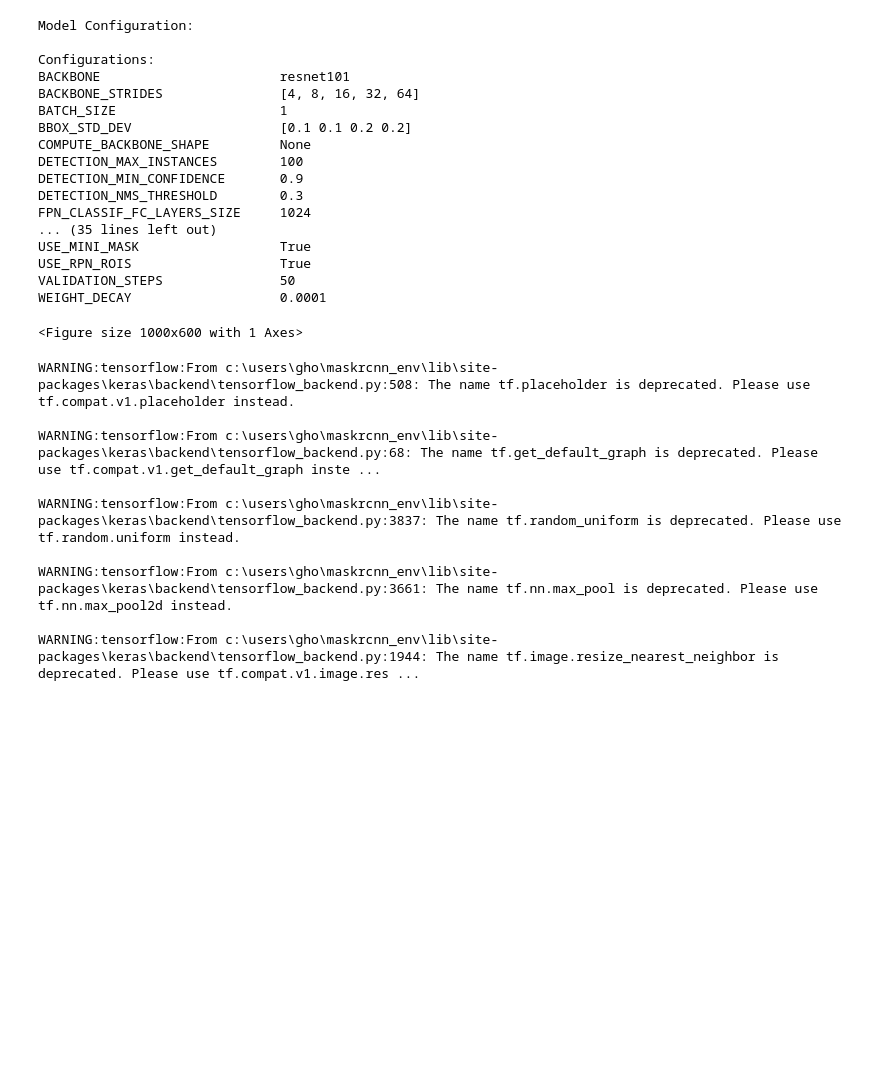
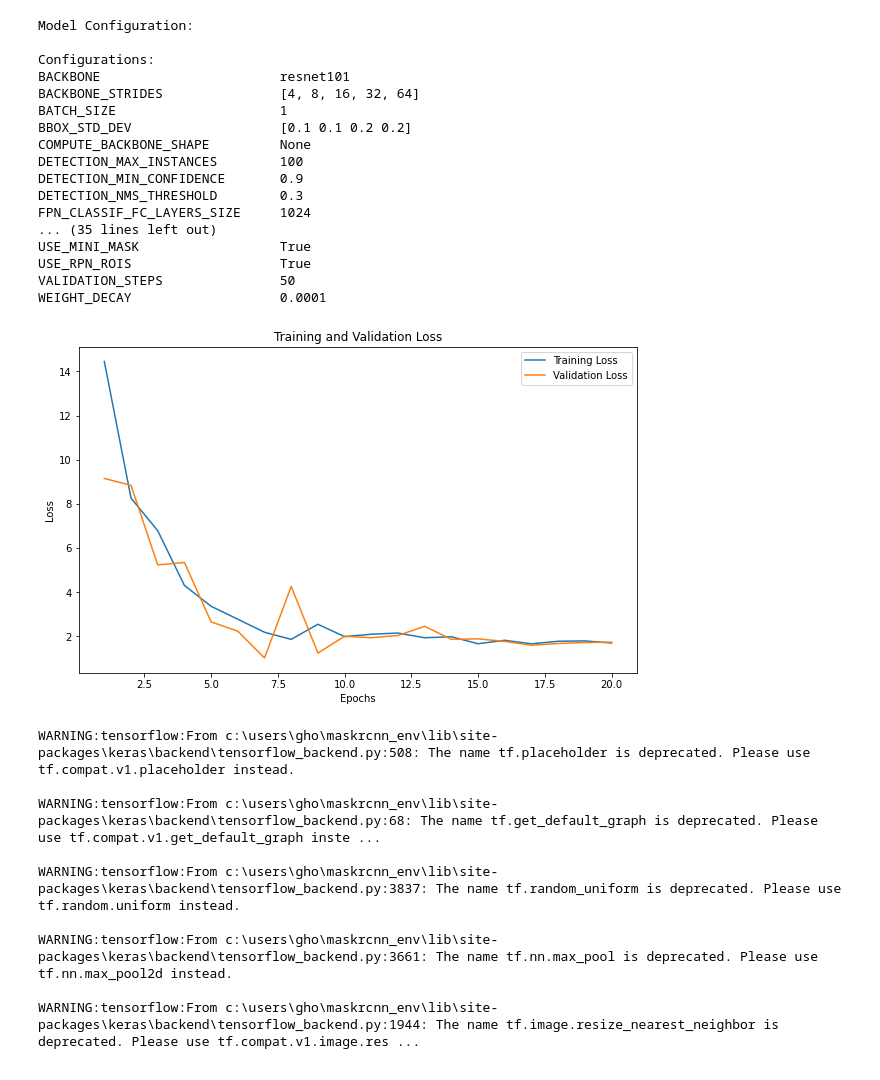
Before and after one commit to mehdizse/tp_mask_rcnn, a Jupyter notebook: train.ipynb, the cells around one changed output. Saved outputs shown, nothing was run; the diff lists cells and outputs as text; code cells hidden in the pictures; blank space fills up the shorter version.

```diff
--- a/train.ipynb
+++ b/train.ipynb
@@ -388,24 +388,24 @@ WEIGHT_DECAY                   0.0001
 # %%
 import matplotlib.pyplot as plt
 
 # Données des époques
 epochs = range(1, 21)
 
 # Pertes d'entraînement et de validation
-loss = [1.2853, 0.8544, 0.7581, 0.7221, 0.6426, 0.5717, 0.5543, 0.5542, 0.4872, 0.5068, 0.4691, 0.4409, 0.4321, 0.4395, 0.4250, 0.4014, 0.3842, 0.3775, 0.3758, 0.3483]
-val_loss = [0.8718, 0.7624, 0.7146, 0.5829, 0.5818, 0.5869, 0.5067, 0.4581, 0.4982, 0.5011, 0.4527, 0.4155, 0.4035, 0.4061, 0.3938, 0.4079, 0.3794, 0.3727, 0.3642, 0.3492]
+loss = [14.4516, 8.2569, 6.7783, 4.2977, 3.3512, 2.7660, 2.1746, 1.8516, 2.5367, 1.9750, 2.0846, 2.1384, 1.9251, 1.9702, 1.6521, 1.8095, 1.6503, 1.7661, 1.7817, 1.6875]
+val_loss = [9.1481, 8.8341, 5.2290, 5.3369, 2.6433, 2.2224, 1.0080, 4.2507, 1.2310, 1.9927, 1.9265, 2.0286, 2.4443, 1.8525, 1.8747, 1.7577, 1.5852, 1.6656, 1.7090, 1.7234]
 
 # Tracer les courbes de pertes
 plt.figure(figsize=(10, 6))
 plt.plot(epochs, loss, label='Training Loss')
 plt.plot(epochs, val_loss, label='Validation Loss')
 plt.xlabel('Epochs')
 plt.ylabel('Loss')
 plt.title('Training and Validation Loss')
 plt.legend()
 plt.show()
 # %% [output]
-<Figure size 1000x600 with 1 Axes>
+[figure, added]
 # %%
 import tensorflow as tf
 from mrcnn.model import MaskRCNN
```
Also changed, not shown: parts of 3 cells of this notebook, 4 other files.
